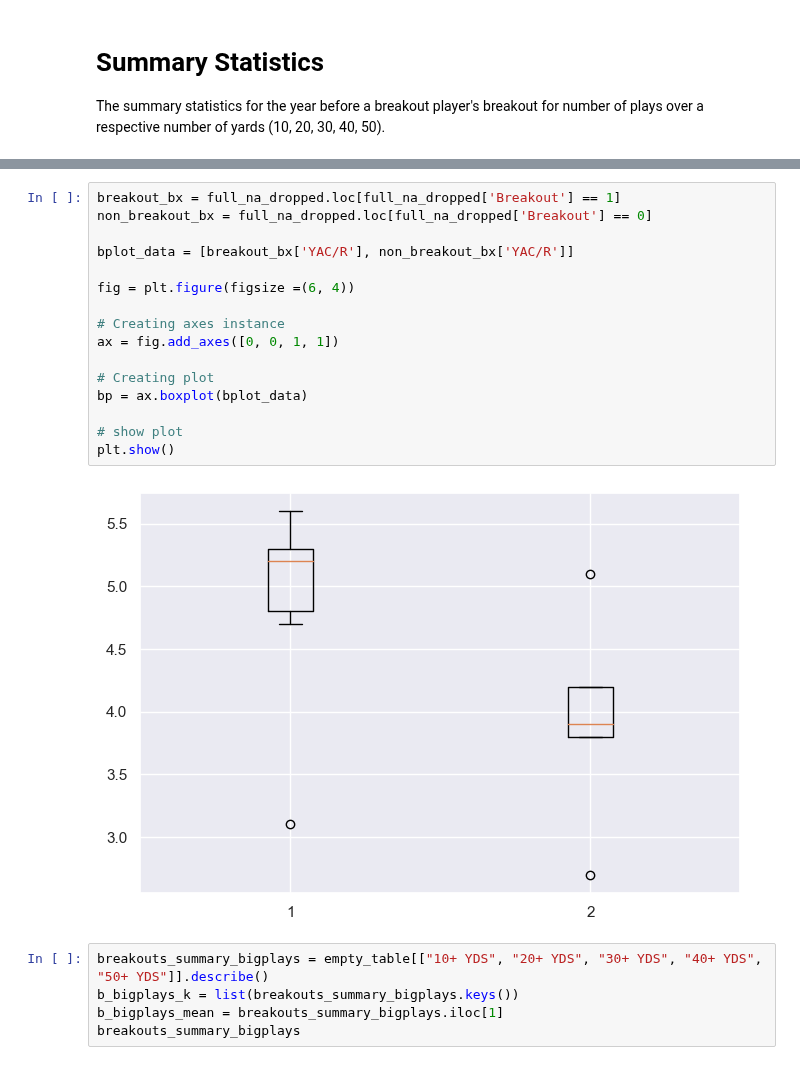
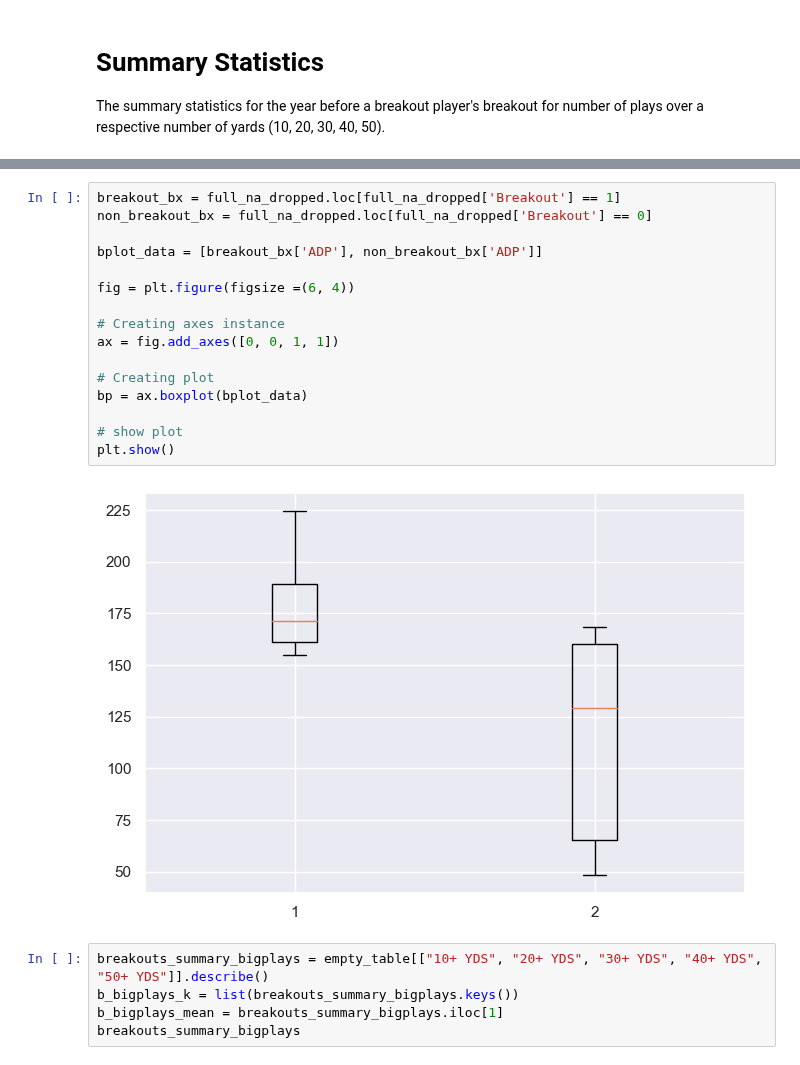
Before and after one commit to jjz62/info2950group, a Jupyter notebook: data_notebook.ipynb, the cells around one changed output, grey strips where cells are left out. Saved outputs shown, nothing was run; the diff lists cells and outputs as text.

```diff
--- a/data_notebook.ipynb
+++ b/data_notebook.ipynb
@@ -344,21 +344,21 @@ full_na_dropped.describe()
 # %%
 breakout_bx = full_na_dropped.loc[full_na_dropped['Breakout'] == 1]
 non_breakout_bx = full_na_dropped.loc[full_na_dropped['Breakout'] == 0]
 
-bplot_data = [breakout_bx['YAC/R'], non_breakout_bx['YAC/R']]
+bplot_data = [breakout_bx['ADP'], non_breakout_bx['ADP']]
 
 fig = plt.figure(figsize =(6, 4))
 
 # Creating axes instance
 ax = fig.add_axes([0, 0, 1, 1])
 
 # Creating plot
 bp = ax.boxplot(bplot_data)
 
 # show plot
 plt.show()
 # %% [output]
-[figure, old version]
+[figure, new version]
 # %%
 breakouts_summary_bigplays = empty_table[["10+ YDS", "20+ YDS", "30+ YDS", "40+ YDS", "50+ YDS"]].describe()
 b_bigplays_k = list(breakouts_summary_bigplays.keys())
```
